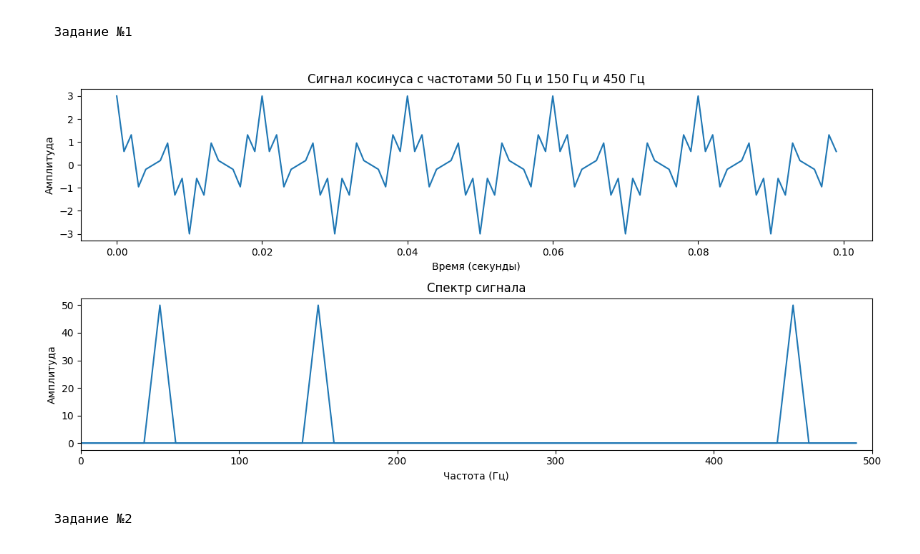
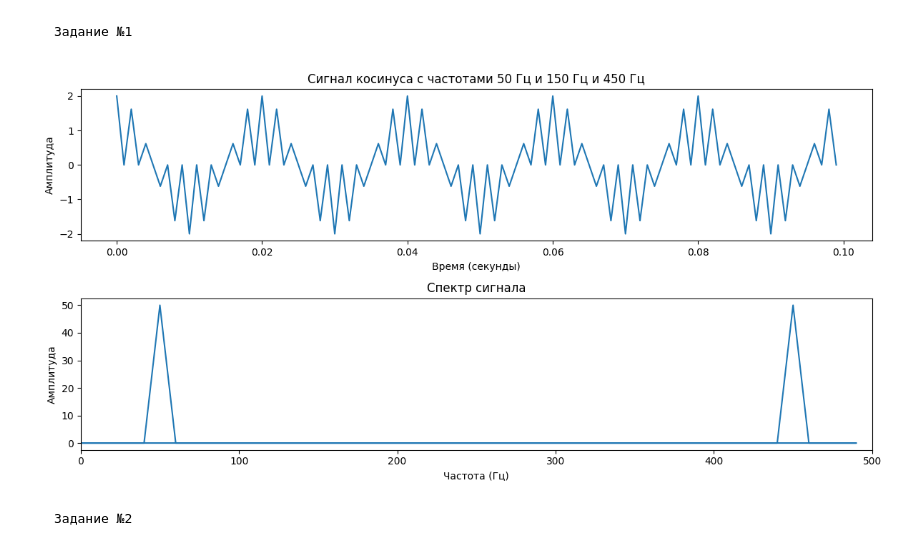
Before and after one commit to kvasik3000/Digital_Signals, a Jupyter notebook: Lab_4/Lab4.ipynb, the cells around one changed output. Drawn from its saved outputs; the diff is of its cells as text; code cells hidden in the pictures.

`````diff
--- a/Lab_4/Lab4.ipynb
+++ b/Lab_4/Lab4.ipynb
@@ -13,35 +14,35 @@ import matplotlib.pyplot as plt
 # %%
 import numpy as np
 import matplotlib.pyplot as plt
 
 # Создаем сигнал
 fs = 1000  #Гц
 t = np.linspace(0, 0.1, int(fs * 0.1), endpoint=False) # Временная шкала 1 секунда
-signal = np.cos(2 * np.pi * 50 * t) + np.cos(2 * np.pi * 150 * t) + np.cos(2 * np.pi * 450 * t)
+signal_cos = np.cos(2 * np.pi * 50 * t) + 0*np.cos(2 * np.pi * 150 * t) + np.cos(2 * np.pi * 450 * t)
 
-fft_result = np.fft.fft(signal)
+fft_result = np.fft.fft(signal_cos)
 fft_freqs = np.fft.fftfreq(len(fft_result), 1 / fs)
-signal_spectrum = np.abs(np.fft.fft(signal))
+signal_spectrum = np.abs(np.fft.fft(signal_cos))
 
 plt.figure(figsize=(12, 6))
 plt.subplot(2,1,1)
-plt.plot(t, signal)
+plt.plot(t, signal_cos)
 plt.title('Сигнал косинуса с частотами 50 Гц и 150 Гц и 450 Гц')
 plt.xlabel('Время (секунды)')
 plt.ylabel('Амплитуда')
 plt.subplot(2,1,2)
 # Построим спектр сигнала
 
 plt.plot(fft_freqs, signal_spectrum)
 plt.xlabel('Частота (Гц)')
 plt.ylabel('Амплитуда')
 plt.title('Спектр сигнала')
 plt.xlim(0,500)
 
 plt.tight_layout()
 plt.show()
 # %% [output]
-[figure, old version]
+[figure, new version]
 # %% [markdown]
 ````
 Задание №2
`````
Also changed, not shown: parts of 4 cells of this notebook.
